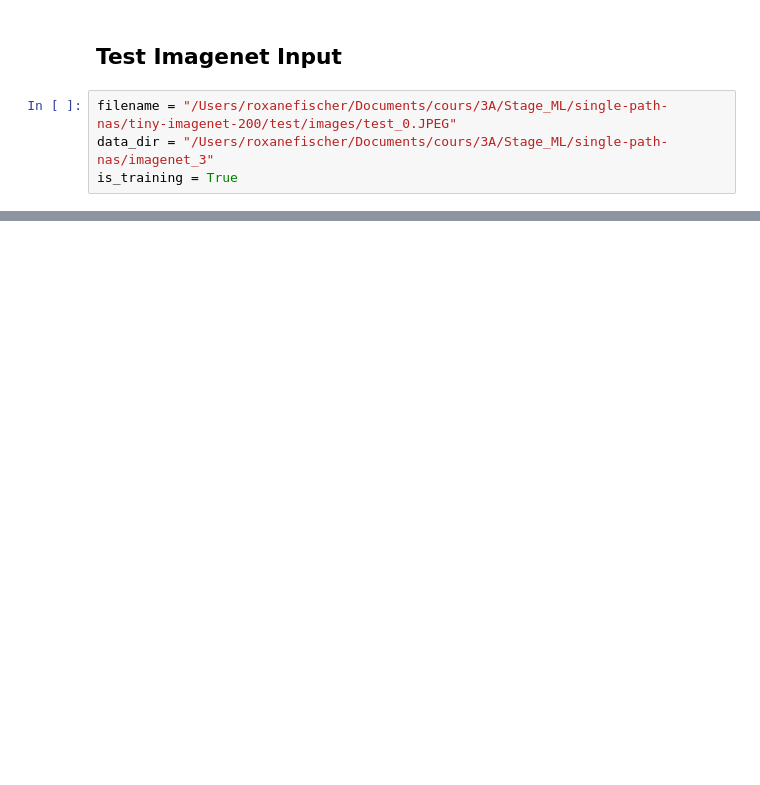
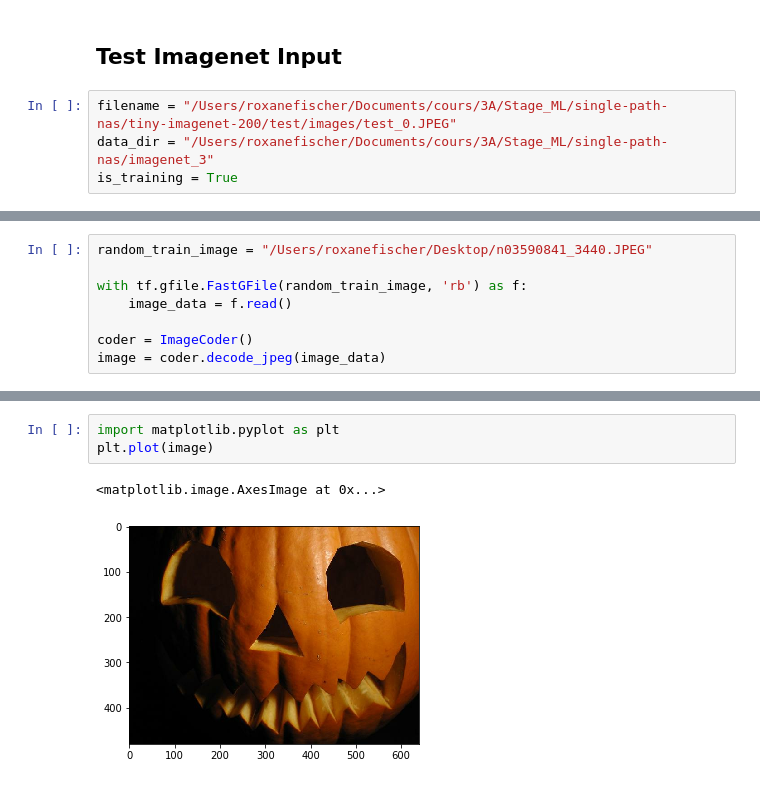
Before and after one commit to RoxaneFis/single-path-nas, a Jupyter notebook: jupyter/test_image_net.ipynb, the cells around one changed output, grey strips where cells are left out. Saved outputs shown, nothing was run; the diff lists cells and outputs as text; blank space fills up the shorter version.

```diff
--- a/jupyter/test_image_net.ipynb
+++ b/jupyter/test_image_net.ipynb
@@ -110,0 +171,8 @@ is_training = True
+# %%
+random_train_image = "/Users/roxanefischer/Desktop/n03590841_3440.JPEG"
+
+with tf.gfile.FastGFile(random_train_image, 'rb') as f:
+    image_data = f.read()
+
+coder = ImageCoder()
+image = coder.decode_jpeg(image_data)
@@ -110,0 +192,6 @@ is_training = True
+# %%
+import matplotlib.pyplot as plt
+plt.plot(image)
+# %% [output]
+<matplotlib.image.AxesImage at 0x...>
+[figure, added]
```
Also changed, not shown: parts of 19 cells of this notebook, 4 other files.
